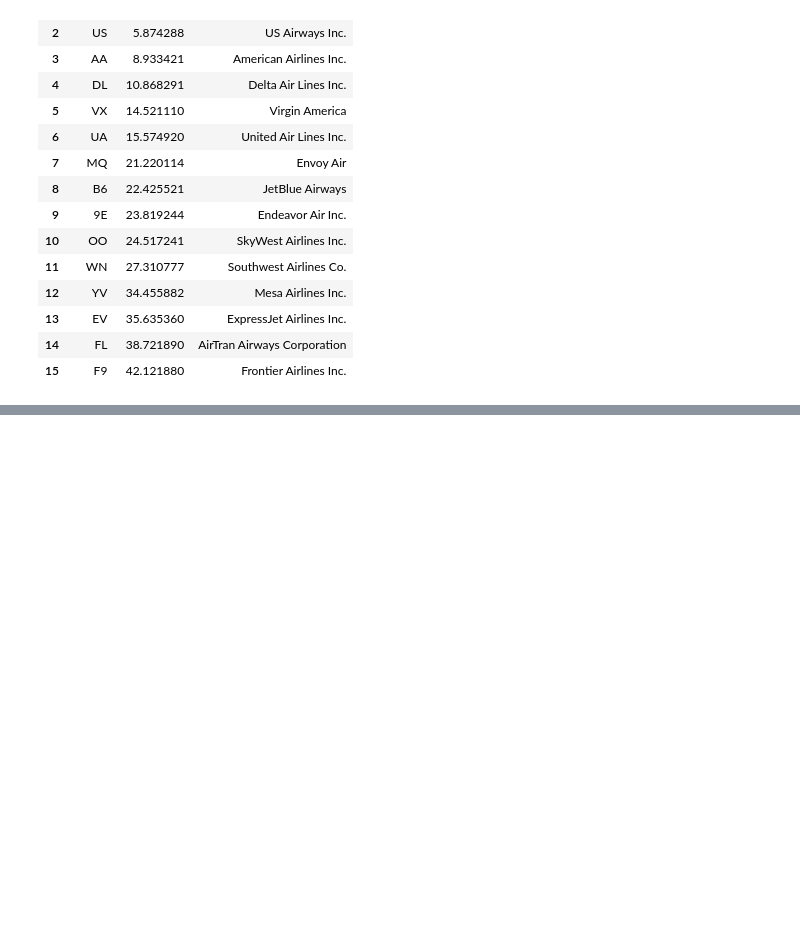
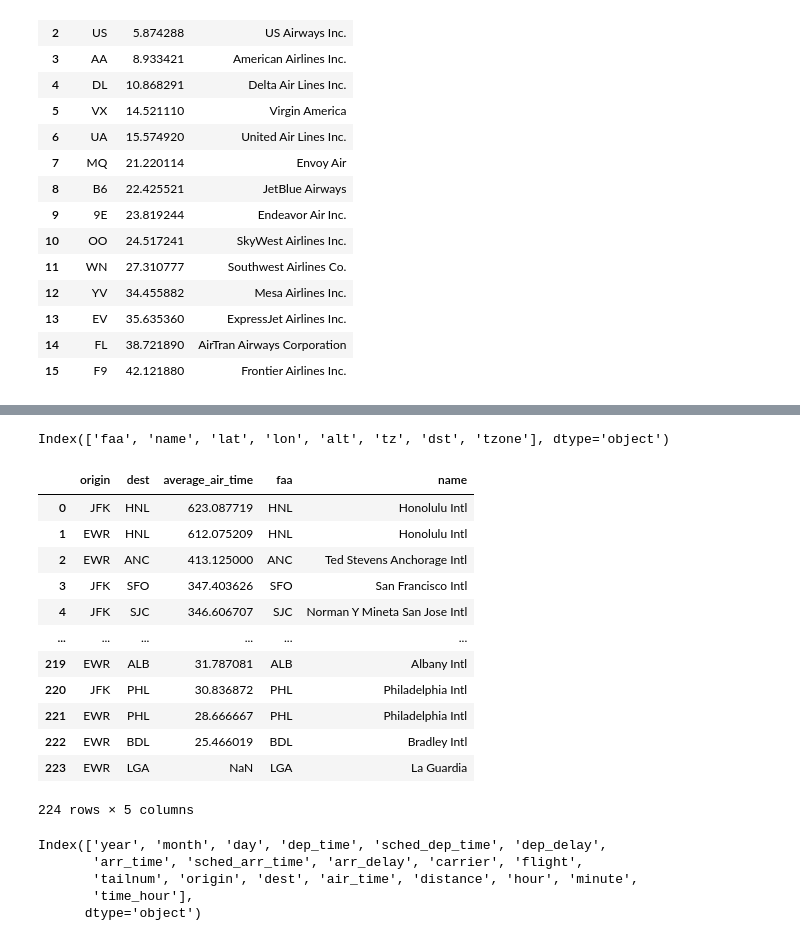
Before and after one commit to Abhishekmengi/Python-Revision, a Jupyter notebook: Manipulation Dataset.ipynb, the cells around one changed output, grey strips where cells are left out. Cells and saved outputs as stored; diff of their text form; code cells hidden in the pictures; blank space fills up the shorter version.

Commit message:
practicing joins, groupby and aggregate functions

```diff
--- a/Manipulation Dataset.ipynb
+++ b/Manipulation Dataset.ipynb
@@ -260,0 +281,3 @@ pd.merge(table1,airlines,how='left')
+# %%
+table1=flights.groupby(['origin','dest']).agg(average_air_time=('air_time','mean')).reset_index().sort_values(by='average_air_time',ascending=False)
+table1
@@ -260,0 +298,20 @@ pd.merge(table1,airlines,how='left')
+# %%
+airports.columns
+# %% [output]
+Index(['faa', 'name', 'lat', 'lon', 'alt', 'tz', 'dst', 'tzone'], dtype='object')
+# %%
+pd.merge(table1,airports[['faa','name']],how='left',left_on='dest',right_on='faa')
+# %% [output]
+|  | origin | dest | average_air_time | faa | name |
+| 0 | JFK | HNL | 623.087719 | HNL | Honolulu Intl |
+| 1 | EWR | HNL | 612.075209 | HNL | Honolulu Intl |
+| 2 | EWR | ANC | 413.125000 | ANC | Ted Stevens Anchorage Intl |
+| 3 | JFK | SFO | 347.403626 | SFO | San Francisco Intl |
+| 4 | JFK | SJC | 346.606707 | SJC | Norman Y Mineta San Jose Intl |
+| ... | ... | ... | ... | ... | ... |
+| 219 | EWR | ALB | 31.787081 | ALB | Albany Intl |
+| 220 | JFK | PHL | 30.836872 | PHL | Philadelphia Intl |
+| 221 | EWR | PHL | 28.666667 | PHL | Philadelphia Intl |
+| 222 | EWR | BDL | 25.466019 | BDL | Bradley Intl |
+| 223 | EWR | LGA | NaN | LGA | La Guardia |
+224 rows × 5 columns
@@ -260,0 +322,8 @@ pd.merge(table1,airlines,how='left')
+# %%
+flights.columns
+# %% [output]
+Index(['year', 'month', 'day', 'dep_time', 'sched_dep_time', 'dep_delay',
+       'arr_time', 'sched_arr_time', 'arr_delay', 'carrier', 'flight',
+       'tailnum', 'origin', 'dest', 'air_time', 'distance', 'hour', 'minute',
+       'time_hour'],
+      dtype='object')
```
Also changed, not shown: parts of 15 cells of this notebook.
